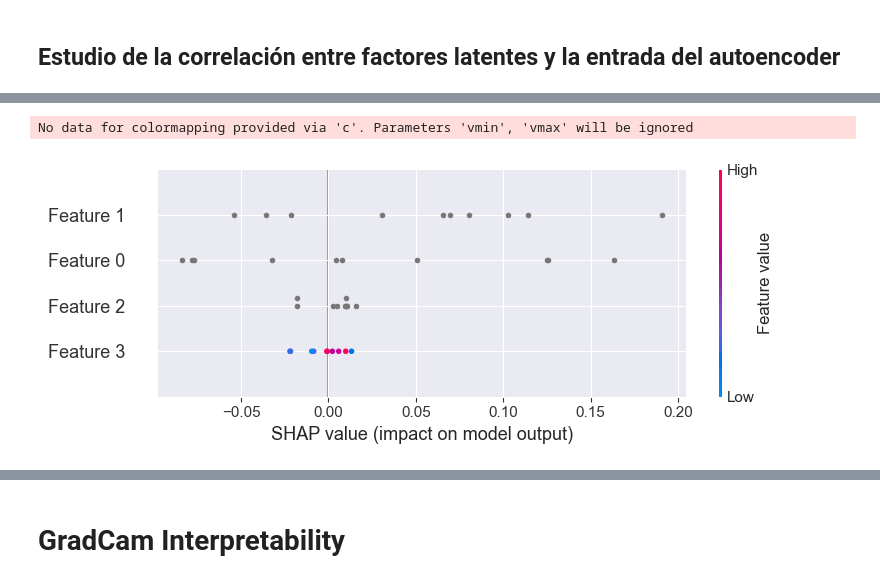
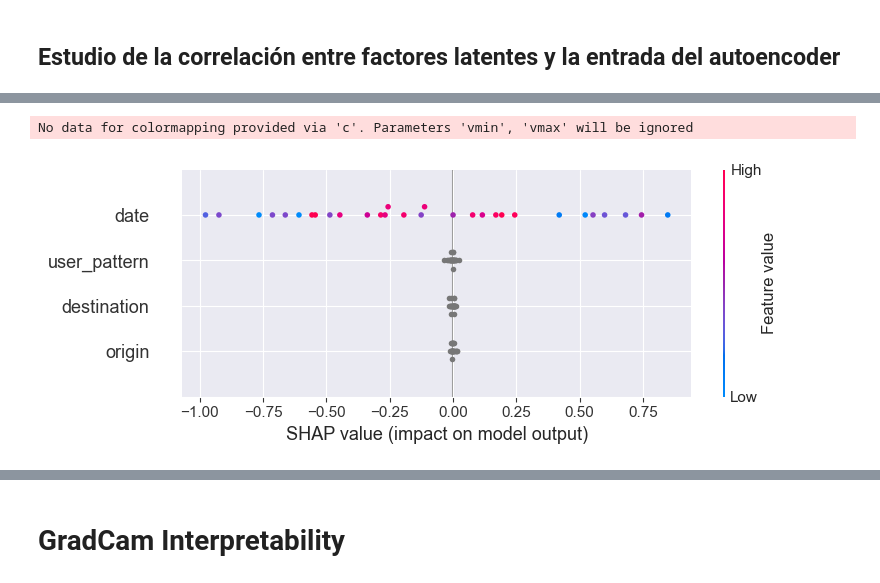
Before and after one commit to JoseAngelMartinB/robin, a Jupyter notebook: notebooks/13.0-interpretability_tutorial.ipynb, the cells around one changed output, grey strips where cells are left out. Cells and saved outputs as stored; diff of their text form; code cells hidden in the pictures.

Commit message:
feat: shap sample data

```diff
--- a/notebooks/13.0-interpretability_tutorial.ipynb
+++ b/notebooks/13.0-interpretability_tutorial.ipynb
@@ -660,7 +613,7 @@ class ShapModel:
         predictions = self.model.predict(X_encoded)
         return predictions[:, self.latent_factor]
 # %%
-s_model = ShapModel(encoder_model, test_embedding, latent_factor=0)
+s_model = ShapModel(encoder_model, test_embedding, latent_factor=1)
 # %%
 s_model.predict(s_model.shap_input)
 # %% [output]
@@ -670,3 +623,3 @@ array([0.7094594, 0.4872239, 0.4482049, ..., 0.510482 , 0.6794784,
 # %%
-explainer = shap.KernelExplainer(s_model.predict, s_model.shap_input)
+explainer = shap.KernelExplainer(s_model.predict, shap.sample(s_model.shap_input, 50), feature_names=['origin', 'destination', 'user_pattern', 'date'])
 # %% [output]
@@ -675,3 +627,3 @@ Using 3000 background data samples could cause slower run times. Consider using
 # %%
-shap_values = explainer(s_model.shap_input[:10])
+shap_values = explainer(s_model.shap_input[:30])
 # %% [output]
@@ -698,6 +647,6 @@ shap_values = explainer(s_model.shap_input[:10])
 # %%
-shap.summary_plot(shap_values, s_model.shap_input[:10])
+shap.summary_plot(shap_values, s_model.shap_input[:30], show=True)
 # %% [output]
 No data for colormapping provided via 'c'. Parameters 'vmin', 'vmax' will be ignored
-[figure, old version]
+[figure, new version]
 # %%
```
Also changed, not shown: parts of 37 cells of this notebook.
